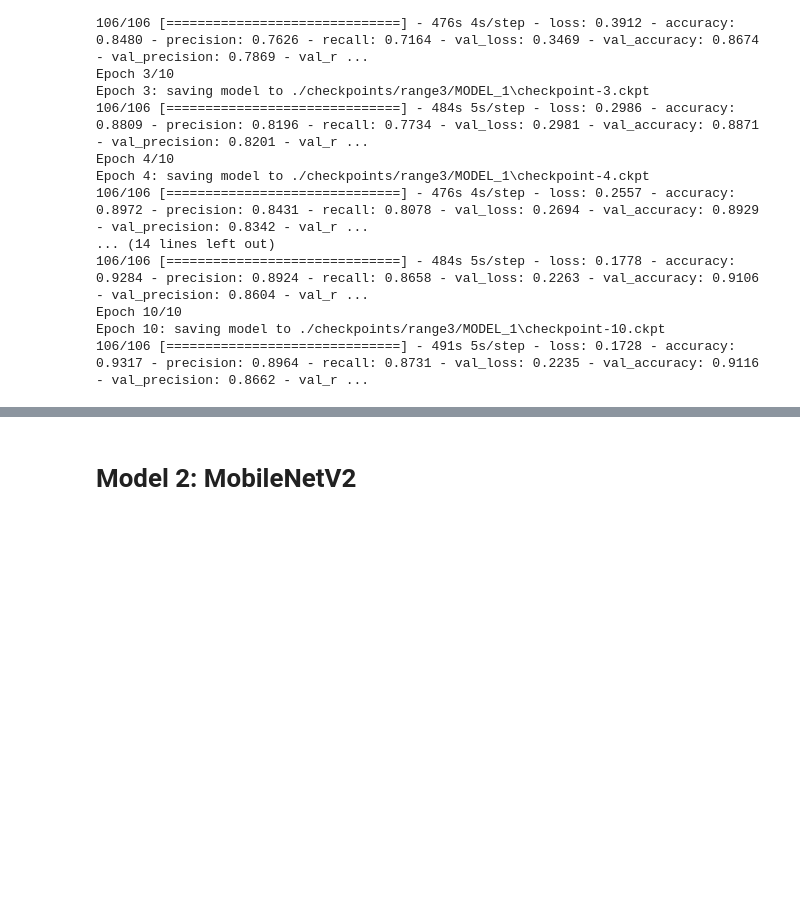
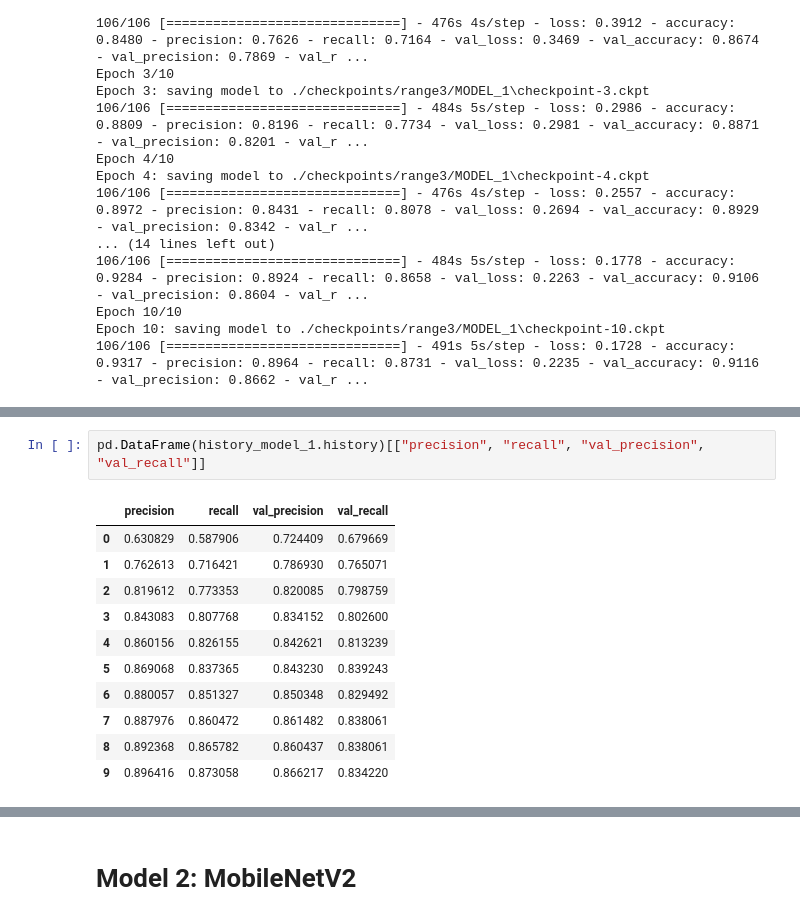
Before and after one commit to melihkacaman/neckline_classifier_Aydinli, a Jupyter notebook: notebooks/04 Range3 Data Model Creation and Data Prep.ipynb, the cells around one changed output, grey strips where cells are left out. Saved outputs shown, nothing was run; the diff lists cells and outputs as text; blank space fills up the shorter version.

```diff
--- a/notebooks/04 Range3 Data Model Creation and Data Prep.ipynb
+++ b/notebooks/04 Range3 Data Model Creation and Data Prep.ipynb
@@ -707,0 +781,14 @@ Epoch 10: saving model to ./checkpoints/range3/MODEL_1\checkpoint-10.ckpt
+# %%
+pd.DataFrame(history_model_1.history)[["precision", "recall", "val_precision", "val_recall"]]
+# %% [output]
+|  | precision | recall | val_precision | val_recall |
+| 0 | 0.630829 | 0.587906 | 0.724409 | 0.679669 |
+| 1 | 0.762613 | 0.716421 | 0.786930 | 0.765071 |
+| 2 | 0.819612 | 0.773353 | 0.820085 | 0.798759 |
+| 3 | 0.843083 | 0.807768 | 0.834152 | 0.802600 |
+| 4 | 0.860156 | 0.826155 | 0.842621 | 0.813239 |
+| 5 | 0.869068 | 0.837365 | 0.843230 | 0.839243 |
+| 6 | 0.880057 | 0.851327 | 0.850348 | 0.829492 |
+| 7 | 0.887976 | 0.860472 | 0.861482 | 0.838061 |
+| 8 | 0.892368 | 0.865782 | 0.860437 | 0.838061 |
+| 9 | 0.896416 | 0.873058 | 0.866217 | 0.834220 |
```
Also changed, not shown: parts of 16 cells of this notebook.
